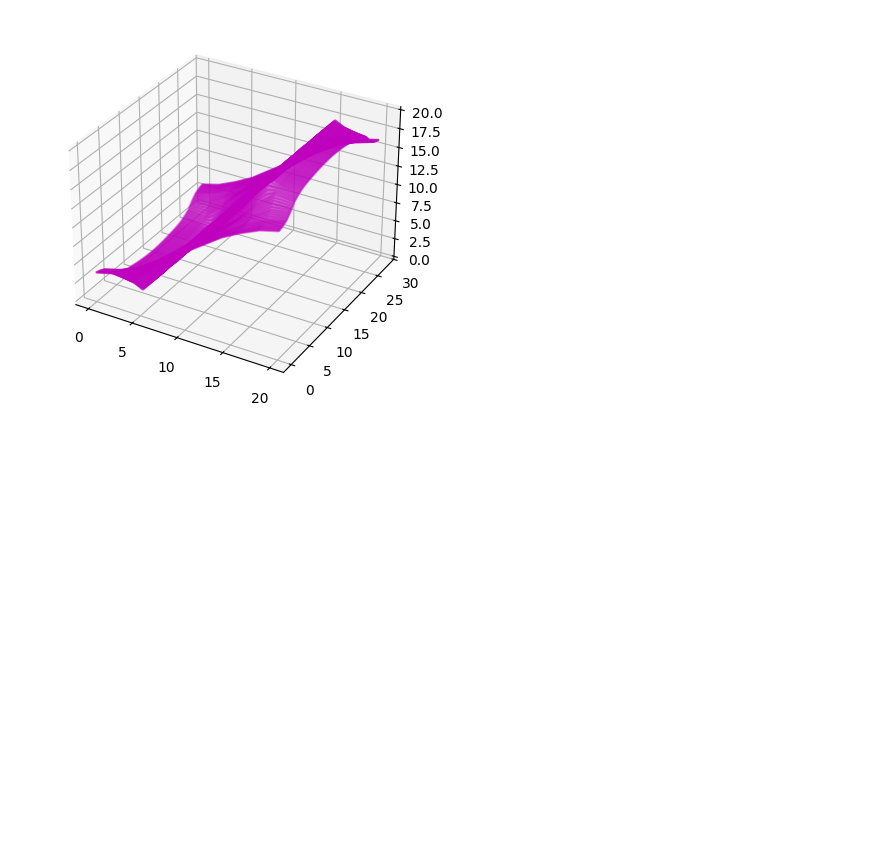
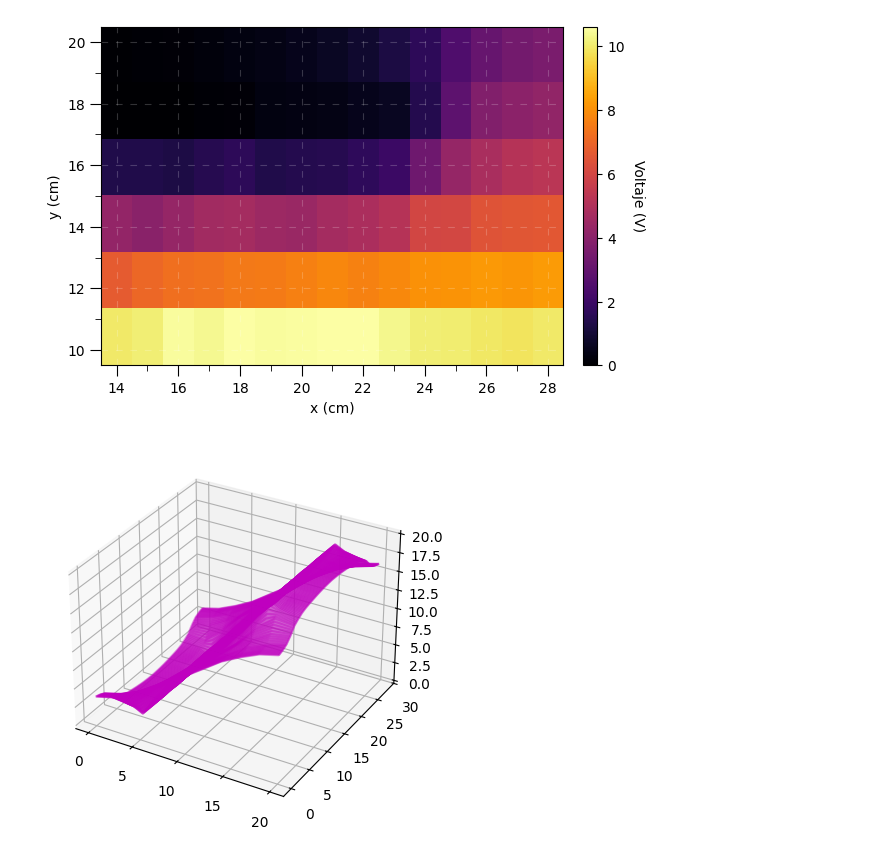
Before and after one commit to Alaviii/PythonPlotting, a Jupyter notebook: Electromagnetismo/practica2equipotenciales/practica2dos.ipynb, the cells around one changed output. Cells and saved outputs as stored; diff of their text form; code cells hidden in the pictures; blank space fills up the shorter version.

```diff
--- a/Electromagnetismo/practica2equipotenciales/practica2dos.ipynb
+++ b/Electromagnetismo/practica2equipotenciales/practica2dos.ipynb
@@ -117,3 +136,41 @@ plt.show()
+# %%
+fig, ax = plt.subplots()
+divider = make_axes_locatable(ax)
+
+offsetX = 14
+offsetY = 10
+
+img = ax.imshow(predataArray, aspect='equal', cmap = "inferno", origin = "upper", interpolation = "none", extent = (-0.5+offsetX,14.5+offsetX,-0.5+offsetY,10.5+offsetY))
+
+
+cax = divider.append_axes("right", size="3%", pad=0.2)
+cbar = fig.colorbar(img, cax=cax)
+cbar.set_label('Voltaje (V)',rotation=-90,  labelpad=15)
+
+
+ax.set_xticks(np.arange(0+offsetX, 15+offsetX, 2))
+ax.set_xticks(np.arange(1+offsetX, 15+offsetX, 2), minor=True)
+
+ax.tick_params(axis='x', which='major', length=8)
+ax.tick_params(axis='x', which='minor', length=4)
+
+ax.set_yticks(np.arange(0+offsetY, 11+offsetY, 2))
+ax.set_yticks(np.arange(1+offsetY, 11+offsetY, 2), minor=True)
+
+ax.tick_params(axis='y', which='major', length=8)
+ax.tick_params(axis='y', which='minor', length=4)
+
+ax.grid(color = "#FFFFFF", zorder = 1, alpha = 0.2, ls = (0,(6,7)))
+
+ax.set_xlabel("x (cm)")
+ax.set_ylabel("y (cm)")
+
+
+plt.savefig("casoDosPreprocesado.png", dpi = 300)
+
+plt.show()
+# %% [output]
+[figure, added]
 # %%
 fig = plt.figure()
 ax = fig.add_subplot(projection='3d')
```
Also changed, not shown: parts of 5 cells of this notebook, 7 other files.
